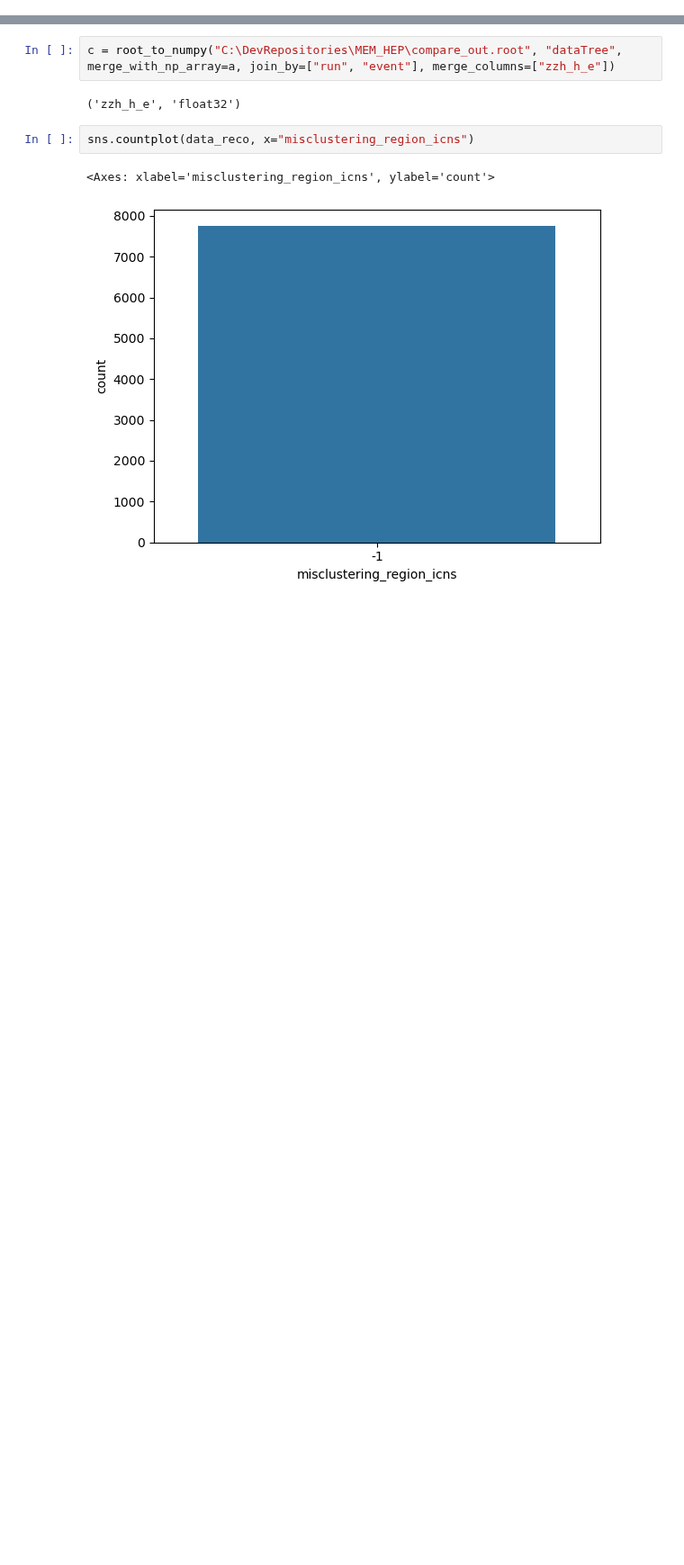
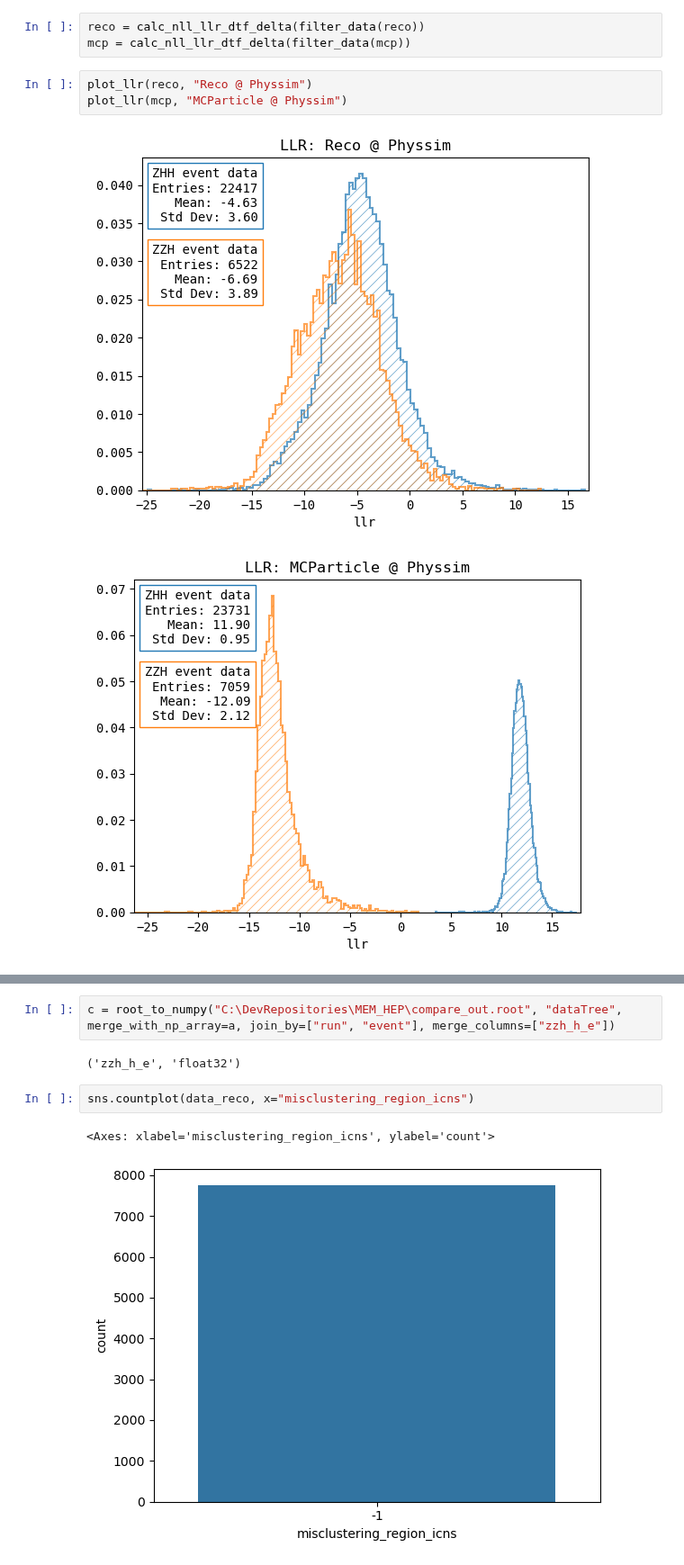
Before and after one commit to nVentis/MEM_HEP, a Jupyter notebook: view_v3.ipynb, the cells around one changed output, grey strips where cells are left out. Shown at 90% size. Cells and saved outputs as stored; diff of their text form; blank space fills up the shorter version.

```diff
--- a/view_v3.ipynb
+++ b/view_v3.ipynb
@@ -32,0 +85,9 @@ data = {
+# %%
+reco = calc_nll_llr_dtf_delta(filter_data(reco))
+mcp = calc_nll_llr_dtf_delta(filter_data(mcp))
+# %%
+plot_llr(reco, "Reco @ Physsim")
+plot_llr(mcp, "MCParticle @ Physsim")
+# %% [output]
+[figure, added]
+[figure, added]
```
Also changed, not shown: parts of 31 cells of this notebook, 37 other files.
